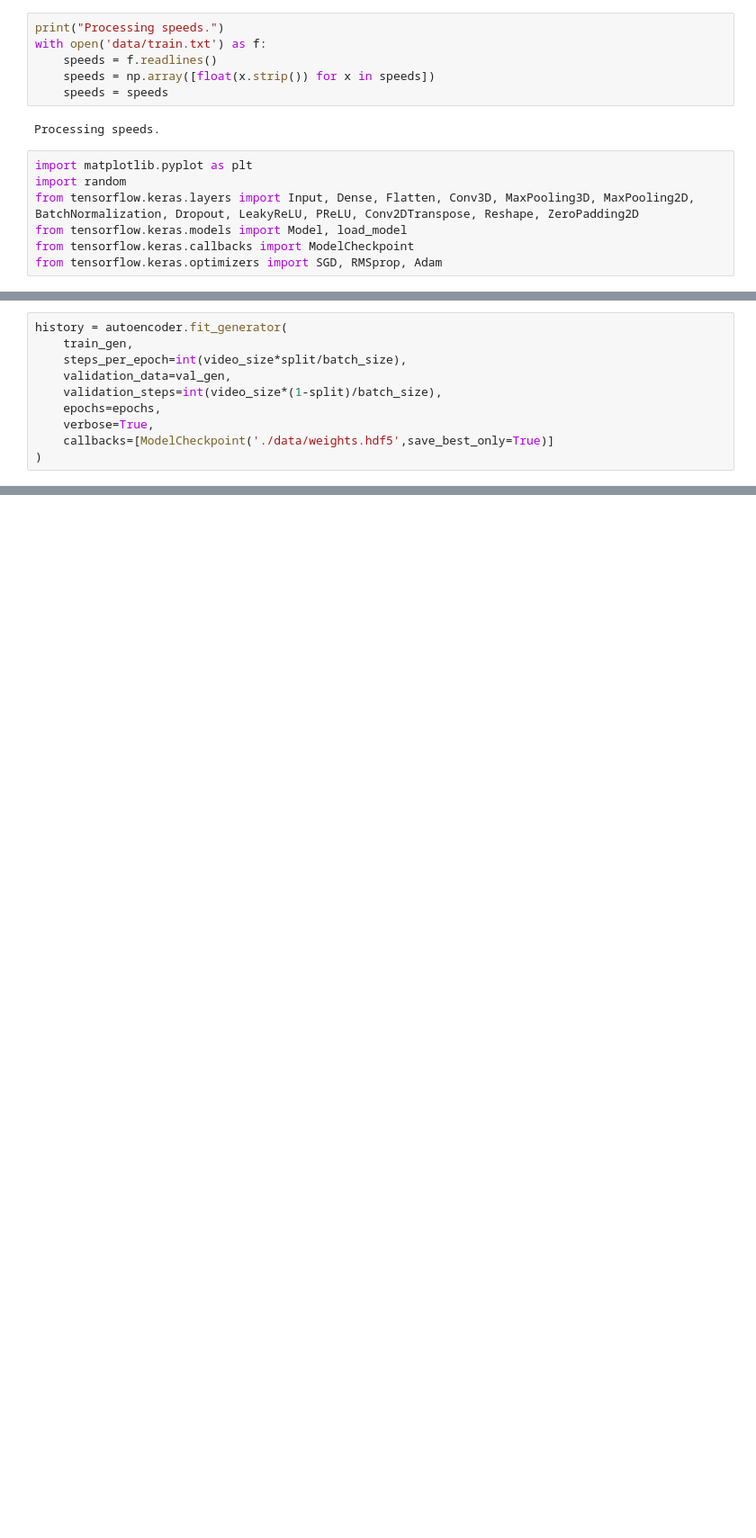
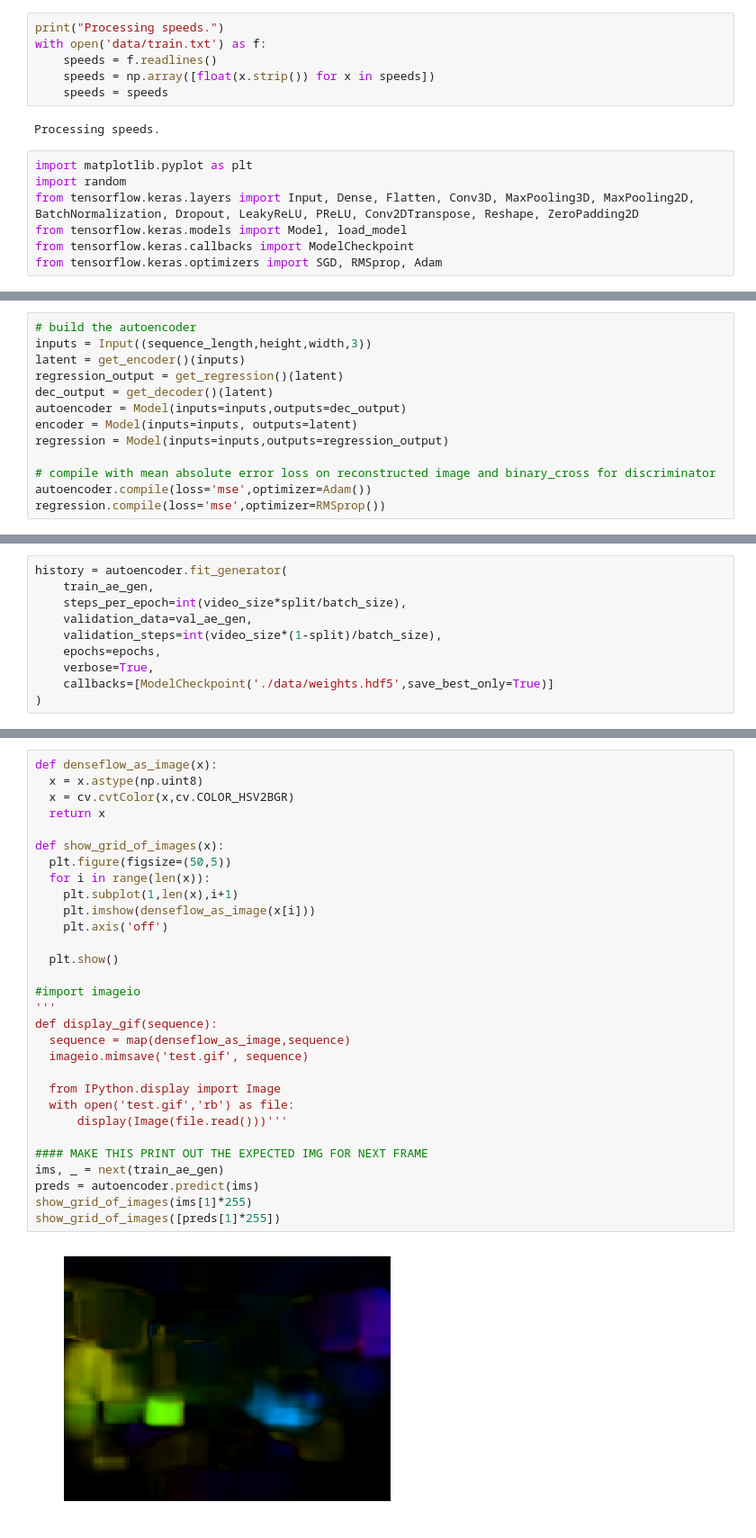
Before and after one commit to jaketerrito/speedchallenge, a Jupyter notebook: autoencoder.ipynb, the cells around one changed output, grey strips where cells are left out. Shown: that part at 90% size. Drawn from its saved outputs; the diff is of its cells as text; blank space fills up the shorter version.

```diff
--- a/autoencoder.ipynb
+++ b/autoencoder.ipynb
@@ -192,0 +347,13 @@ autoencoder.compile(loss=['mse','mse'],optimizer=Adam(), loss_weights=[.5,.5])
+# %%
+# build the autoencoder
+inputs = Input((sequence_length,height,width,3))
+latent = get_encoder()(inputs)
+regression_output = get_regression()(latent)
+dec_output = get_decoder()(latent)
+autoencoder = Model(inputs=inputs,outputs=dec_output)
+encoder = Model(inputs=inputs, outputs=latent)
+regression = Model(inputs=inputs,outputs=regression_output)
+
+# compile with mean absolute error loss on reconstructed image and binary_cross for discriminator
+autoencoder.compile(loss='mse',optimizer=Adam())
+regression.compile(loss='mse',optimizer=RMSprop())
@@ -193,8 +407,8 @@ autoencoder.compile(loss=['mse','mse'],optimizer=Adam(), loss_weights=[.5,.5])
 # %%
 history = autoencoder.fit_generator(
-    train_gen,
+    train_ae_gen,
     steps_per_epoch=int(video_size*split/batch_size),
-    validation_data=val_gen,
+    validation_data=val_ae_gen,
     validation_steps=int(video_size*(1-split)/batch_size),
     epochs=epochs,
     verbose=True,
@@ -227 +482,33 @@ plt.clf()
 <Figure size 432x288 with 0 Axes>
+# %%
+def denseflow_as_image(x):
+  x = x.astype(np.uint8)
+  x = cv.cvtColor(x,cv.COLOR_HSV2BGR)
+  return x
+
+def show_grid_of_images(x):
+  plt.figure(figsize=(50,5))
+  for i in range(len(x)):
+    plt.subplot(1,len(x),i+1)
+    plt.imshow(denseflow_as_image(x[i]))
+    plt.axis('off')
+
+  plt.show()
+
+#import imageio
+'''
+def display_gif(sequence):
+  sequence = map(denseflow_as_image,sequence)
+  imageio.mimsave('test.gif', sequence)
+
+  from IPython.display import Image
+  with open('test.gif','rb') as file:
+      display(Image(file.read()))'''
+
+#### MAKE THIS PRINT OUT THE EXPECTED IMG FOR NEXT FRAME
+ims, _ = next(train_ae_gen)
+preds = autoencoder.predict(ims)
+show_grid_of_images(ims[1]*255)
+show_grid_of_images([preds[1]*255])
+# %% [output]
+[figure, added]
```
Also changed, not shown: parts of 13 cells of this notebook.
